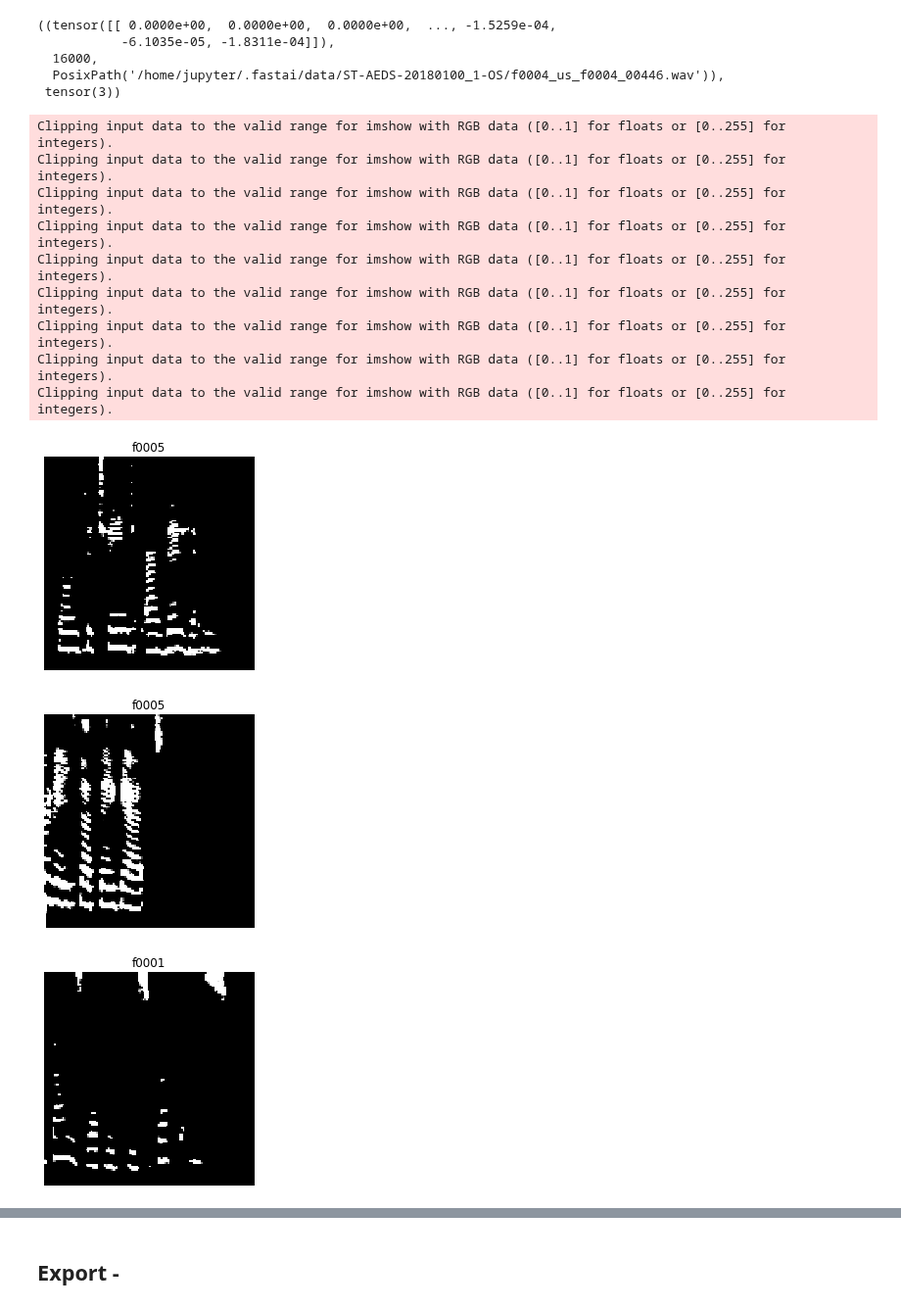
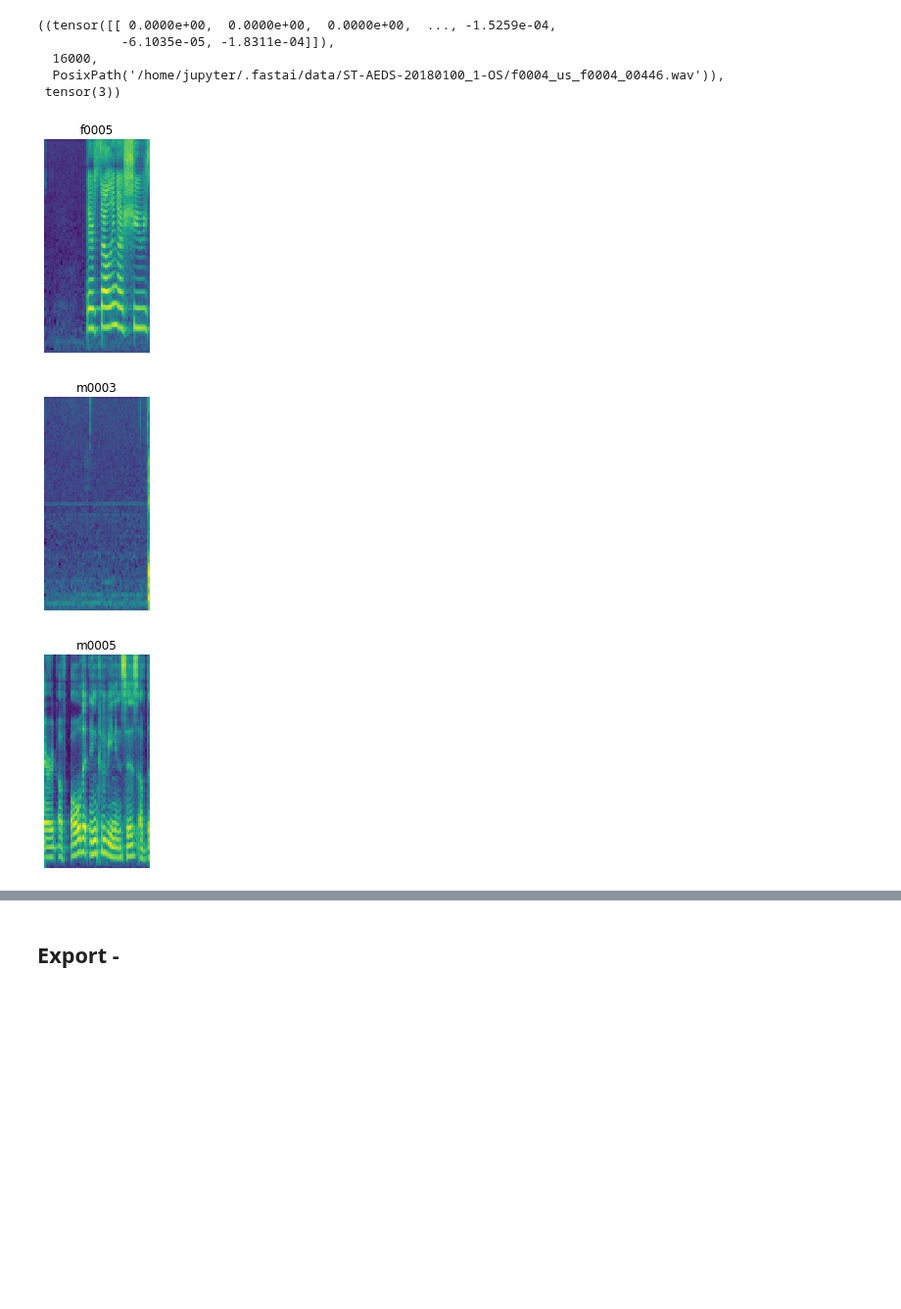
Before and after one commit to fastaudio/fastai2_audio, a Jupyter notebook: dev/72_audio_tutorial.ipynb, the cells around one changed output, grey strips where cells are left out. Shown at 98% size. Saved outputs shown, nothing was run; the diff lists cells and outputs as text; code cells hidden in the pictures; blank space fills up the shorter version.

```diff
--- a/dev/72_audio_tutorial.ipynb
+++ b/dev/72_audio_tutorial.ipynb
@@ -121,7 +64,7 @@ test_eq(min(cats).item(), 0)
 test_eq(max(cats).item(), 9)
 # %%
 p = Path('/home/jupyter/.fastai/data/ST-AEDS-20180100_1-OS')
-a2s = AudioToSpec(n_fft = 1024, hop_length=256)
+a2s = AudioToSpec()
 crop_2000ms = CropTime(2000)
 tfms = Pipeline([a2s, crop_2000ms], as_item=True)
 dbunch_cropspec = auds.databunch(p, item_tfms=tfms, bs=64)
@@ -182,20 +132,11 @@ auds.datasource(p)[0]
 # %%
 p = Path('/home/jupyter/.fastai/data/ST-AEDS-20180100_1-OS')
 cropsig_2000ms = CropSignal(2000)
-ds_tfms = Pipeline([cropsig_2000ms, a2s, Stack3Channels()], as_item=True)
+ds_tfms = Pipeline([cropsig_2000ms, a2s], as_item=True)
 dl_tfms = Pipeline([], as_item=True)
 dbunch_cropsig = auds.databunch(p, item_tfms=ds_tfms, bs=64)
 dbunch_cropsig.show_batch(max_n=9)
 # %% [output]
-Clipping input data to the valid range for imshow with RGB data ([0..1] for floats or [0..255] for integers).
-Clipping input data to the valid range for imshow with RGB data ([0..1] for floats or [0..255] for integers).
-Clipping input data to the valid range for imshow with RGB data ([0..1] for floats or [0..255] for integers).
-Clipping input data to the valid range for imshow with RGB data ([0..1] for floats or [0..255] for integers).
-Clipping input data to the valid range for imshow with RGB data ([0..1] for floats or [0..255] for integers).
-Clipping input data to the valid range for imshow with RGB data ([0..1] for floats or [0..255] for integers).
-Clipping input data to the valid range for imshow with RGB data ([0..1] for floats or [0..255] for integers).
-Clipping input data to the valid range for imshow with RGB data ([0..1] for floats or [0..255] for integers).
-Clipping input data to the valid range for imshow with RGB data ([0..1] for floats or [0..255] for integers).
-[figure, old version]
+[figure, new version]
-[figure, old version]
+[figure, new version]
-[figure, old version]
+[figure, new version]
```
Also changed, not shown: parts of 24 cells of this notebook.
